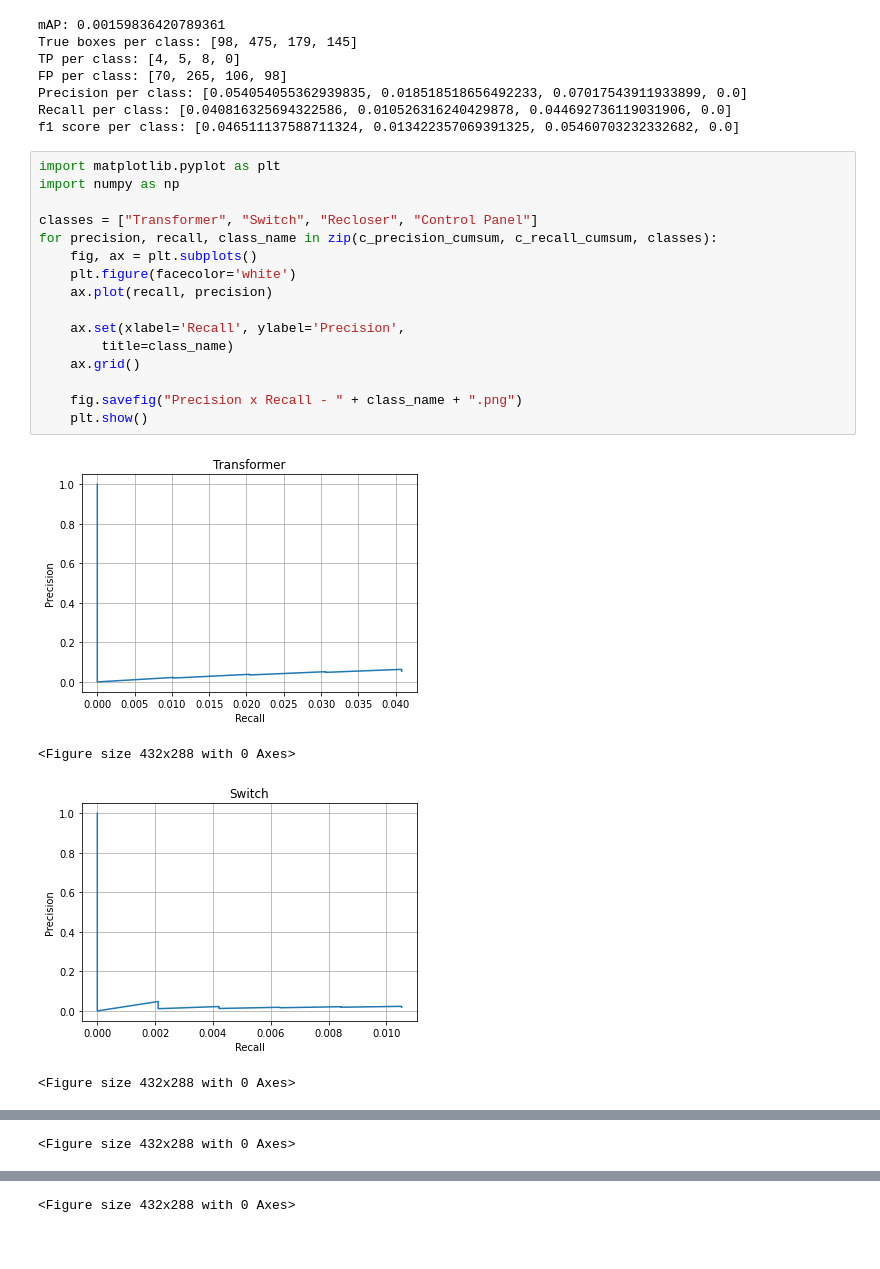
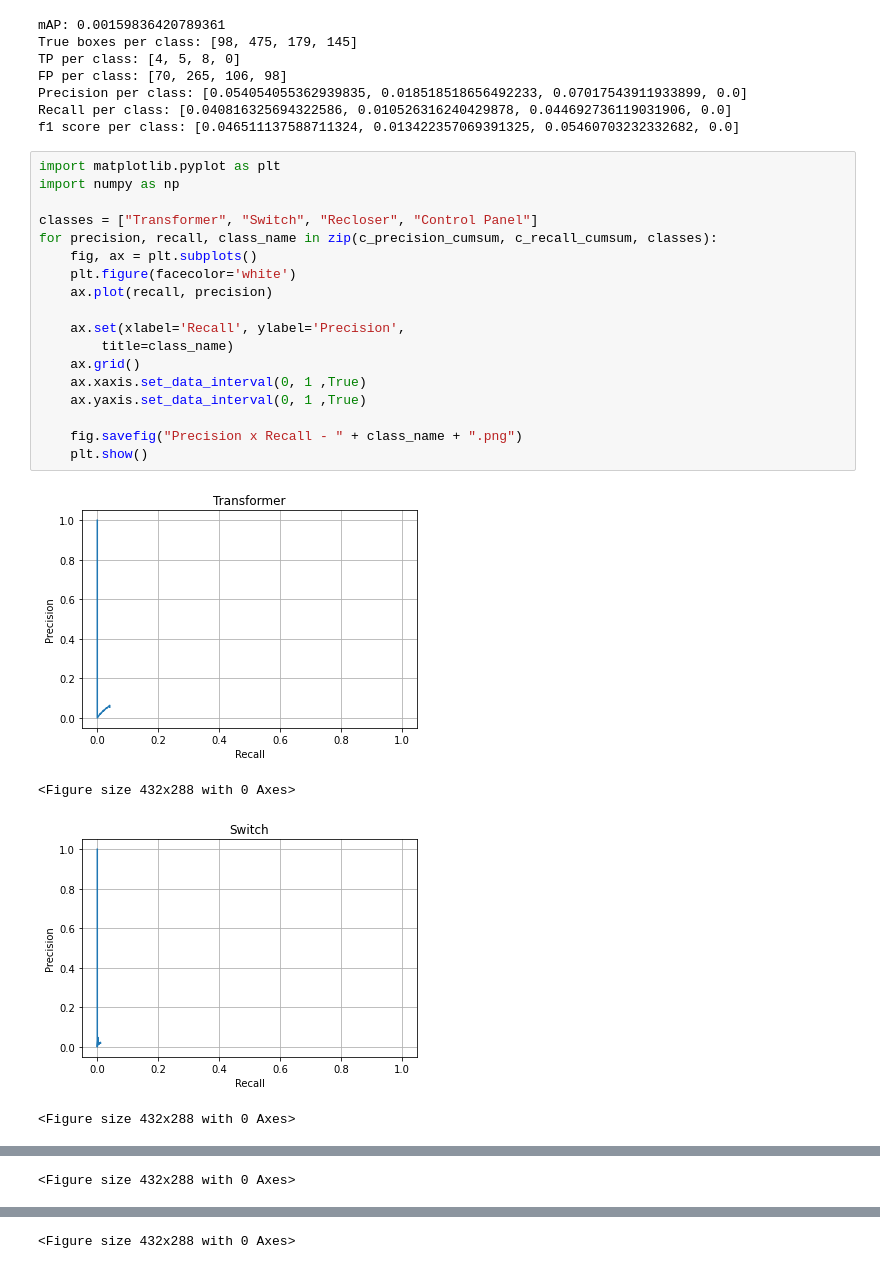
Before and after one commit to andreas-apg/detection-metrics, a Jupyter notebook: metrics.ipynb, the cells around one changed output, grey strips where cells are left out. Saved outputs shown, nothing was run; the diff lists cells and outputs as text.

Commit message:
Added train notebook. Set the graphs to 0~1.0.

```diff
--- a/metrics.ipynb
+++ b/metrics.ipynb
@@ -321,21 +321,23 @@ f1 score per class: [0.046511137588711324, 0.013422357069391325, 0.0546070323233
 # %%
 import matplotlib.pyplot as plt
 import numpy as np
 
 classes = ["Transformer", "Switch", "Recloser", "Control Panel"]
 for precision, recall, class_name in zip(c_precision_cumsum, c_recall_cumsum, classes):
     fig, ax = plt.subplots()
     plt.figure(facecolor='white')
     ax.plot(recall, precision)
 
     ax.set(xlabel='Recall', ylabel='Precision',
         title=class_name)
     ax.grid()
+    ax.xaxis.set_data_interval(0, 1 ,True)
+    ax.yaxis.set_data_interval(0, 1 ,True)
 
     fig.savefig("Precision x Recall - " + class_name + ".png")
     plt.show()
 # %% [output]
-[figure, old version]
+[figure, new version]
 <Figure size 432x288 with 0 Axes>
-[figure, old version]
+[figure, new version]
 <Figure size 432x288 with 0 Axes>
```
Also changed, not shown: parts of 1 cell of this notebook, 1 other file.
